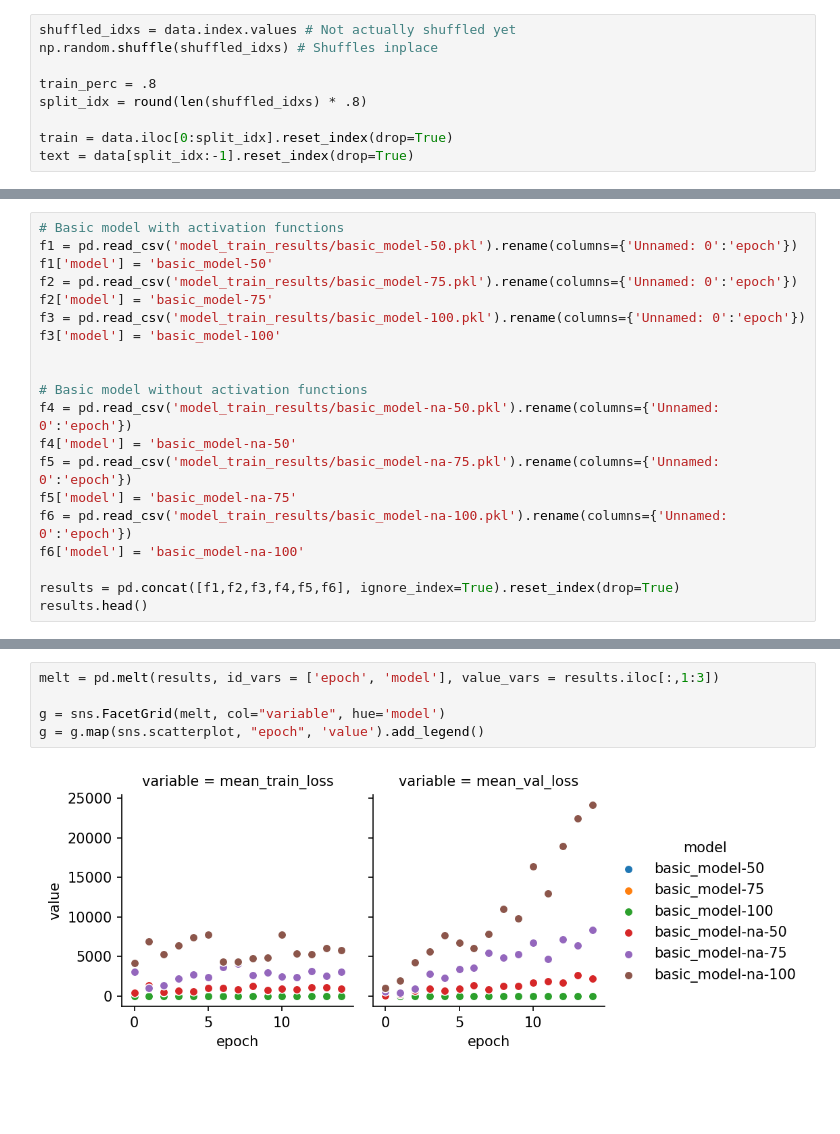
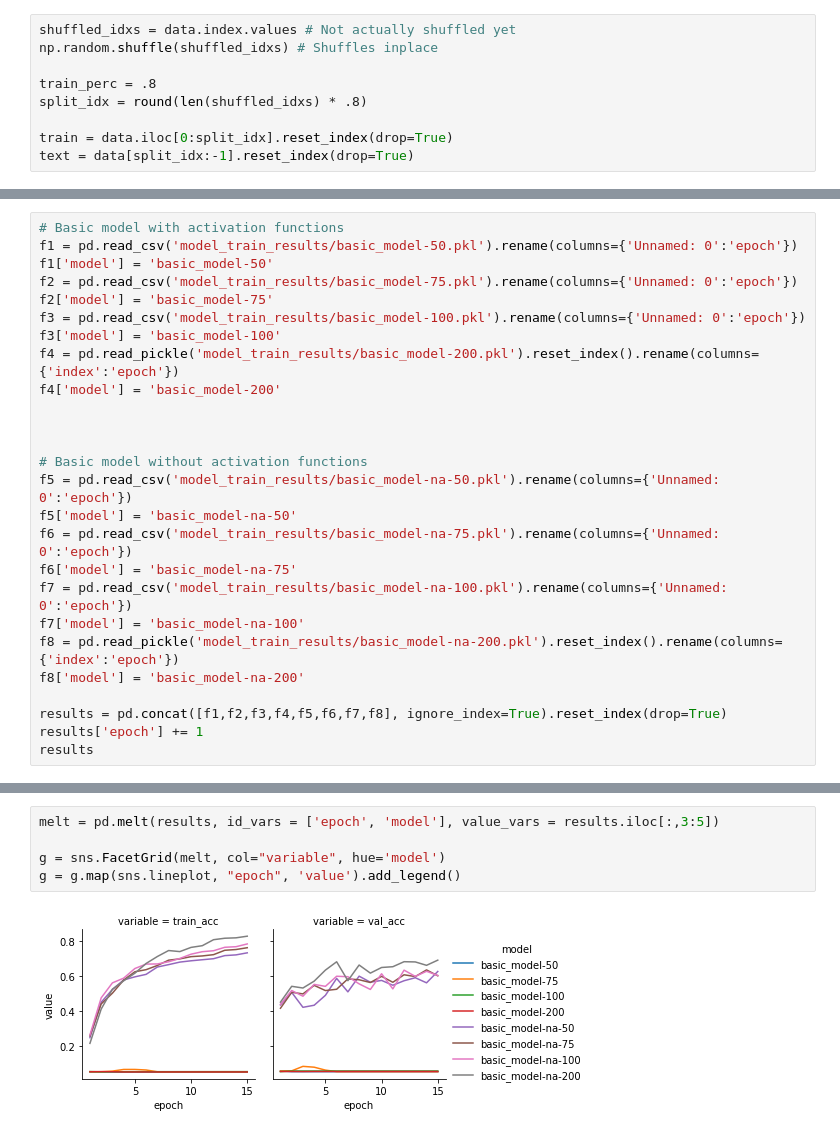
Before and after one commit to itaher1995/CS6120-Term-Project, a Jupyter notebook: experiment.ipynb, the cells around one changed output, grey strips where cells are left out. Drawn from its saved outputs; the diff is of its cells as text; blank space fills up the shorter version.

Commit message:
updated charts for presentation

```diff
--- a/experiment.ipynb
+++ b/experiment.ipynb
@@ -37,17 +39,23 @@ f2 = pd.read_csv('model_train_results/basic_model-75.pkl').rename(columns={'Unna
 f2['model'] = 'basic_model-75'
 f3 = pd.read_csv('model_train_results/basic_model-100.pkl').rename(columns={'Unnamed: 0':'epoch'})
 f3['model'] = 'basic_model-100'
+f4 = pd.read_pickle('model_train_results/basic_model-200.pkl').reset_index().rename(columns={'index':'epoch'})
+f4['model'] = 'basic_model-200'
+
 
 
 # Basic model without activation functions
-f4 = pd.read_csv('model_train_results/basic_model-na-50.pkl').rename(columns={'Unnamed: 0':'epoch'})
-f4['model'] = 'basic_model-na-50'
-f5 = pd.read_csv('model_train_results/basic_model-na-75.pkl').rename(columns={'Unnamed: 0':'epoch'})
-f5['model'] = 'basic_model-na-75'
-f6 = pd.read_csv('model_train_results/basic_model-na-100.pkl').rename(columns={'Unnamed: 0':'epoch'})
-f6['model'] = 'basic_model-na-100'
+f5 = pd.read_csv('model_train_results/basic_model-na-50.pkl').rename(columns={'Unnamed: 0':'epoch'})
+f5['model'] = 'basic_model-na-50'
+f6 = pd.read_csv('model_train_results/basic_model-na-75.pkl').rename(columns={'Unnamed: 0':'epoch'})
+f6['model'] = 'basic_model-na-75'
+f7 = pd.read_csv('model_train_results/basic_model-na-100.pkl').rename(columns={'Unnamed: 0':'epoch'})
+f7['model'] = 'basic_model-na-100'
+f8 = pd.read_pickle('model_train_results/basic_model-na-200.pkl').reset_index().rename(columns={'index':'epoch'})
+f8['model'] = 'basic_model-na-200'
 
-results = pd.concat([f1,f2,f3,f4,f5,f6], ignore_index=True).reset_index(drop=True)
-results.head()
+results = pd.concat([f1,f2,f3,f4,f5,f6,f7,f8], ignore_index=True).reset_index(drop=True)
+results['epoch'] += 1
+results
 # %% [output]
 |  | epoch | mean_train_loss | mean_val_loss | train_acc | val_acc | runtime | model |
@@ -59,7 +106,7 @@ results.head()
 # %%
-melt = pd.melt(results, id_vars = ['epoch', 'model'], value_vars = results.iloc[:,1:3])
+melt = pd.melt(results, id_vars = ['epoch', 'model'], value_vars = results.iloc[:,3:5])
 
 g = sns.FacetGrid(melt, col="variable", hue='model')
-g = g.map(sns.scatterplot, "epoch", 'value').add_legend()
+g = g.map(sns.lineplot, "epoch", 'value').add_legend()
 # %% [output]
-[figure, old version]
+[figure, new version]
```
Also changed, not shown: parts of 20 cells of this notebook, 1 other file.
